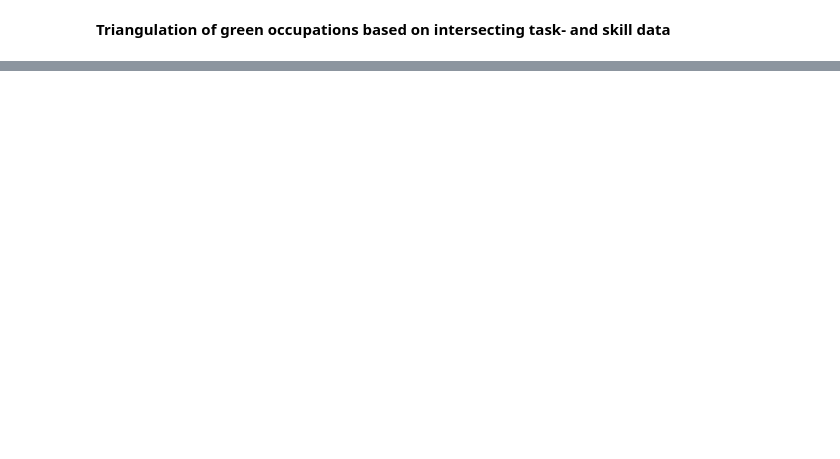
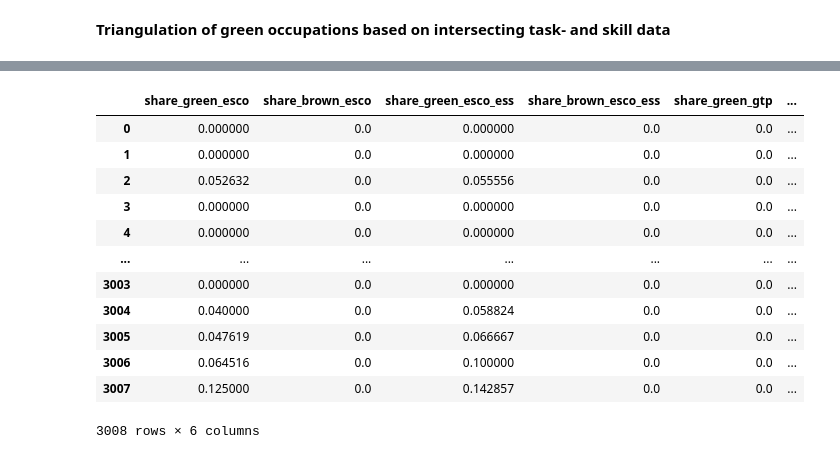
Before and after one commit to derpyninja/re4gt, a Jupyter notebook: notebooks/new/02-fz-esco-onet-data-merging.ipynb, the cells around one changed output, grey strips where cells are left out. Saved outputs shown, nothing was run; the diff lists cells and outputs as text; code cells hidden in the pictures; blank space fills up the shorter version.

```diff
--- a/notebooks/new/02-fz-esco-onet-data-merging.ipynb
+++ b/notebooks/new/02-fz-esco-onet-data-merging.ipynb
@@ -520 +609,17 @@ omd_sub = omd[cols]
+# %%
+omd_sub.select_dtypes("float")
+# %% [output]
+|  | share_green_esco | share_brown_esco | share_green_esco_ess | share_brown_esco_ess | share_green_gtp | ... |
+| 0 | 0.000000 | 0.0 | 0.000000 | 0.0 | 0.0 | ... |
+| 1 | 0.000000 | 0.0 | 0.000000 | 0.0 | 0.0 | ... |
+| 2 | 0.052632 | 0.0 | 0.055556 | 0.0 | 0.0 | ... |
+| 3 | 0.000000 | 0.0 | 0.000000 | 0.0 | 0.0 | ... |
+| 4 | 0.000000 | 0.0 | 0.000000 | 0.0 | 0.0 | ... |
+| ... | ... | ... | ... | ... | ... | ... |
+| 3003 | 0.000000 | 0.0 | 0.000000 | 0.0 | 0.0 | ... |
+| 3004 | 0.040000 | 0.0 | 0.058824 | 0.0 | 0.0 | ... |
+| 3005 | 0.047619 | 0.0 | 0.066667 | 0.0 | 0.0 | ... |
+| 3006 | 0.064516 | 0.0 | 0.100000 | 0.0 | 0.0 | ... |
+| 3007 | 0.125000 | 0.0 | 0.142857 | 0.0 | 0.0 | ... |
+3008 rows × 6 columns
 # %%
```
Also changed, not shown: parts of 11 cells of this notebook, 7 other files.
